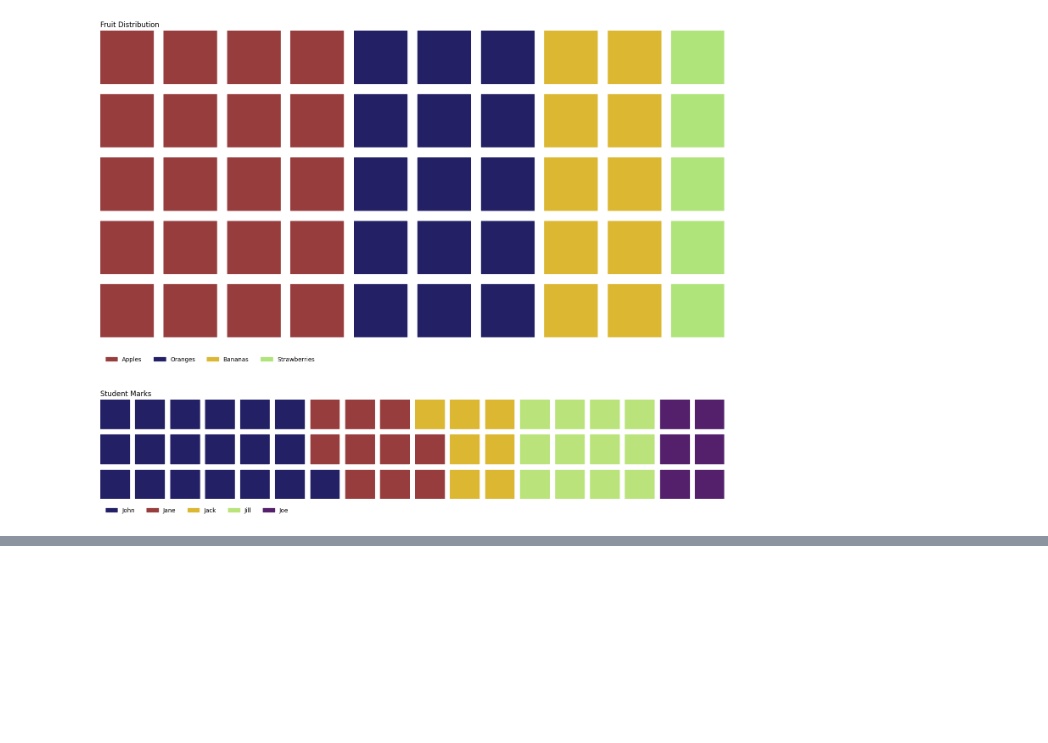
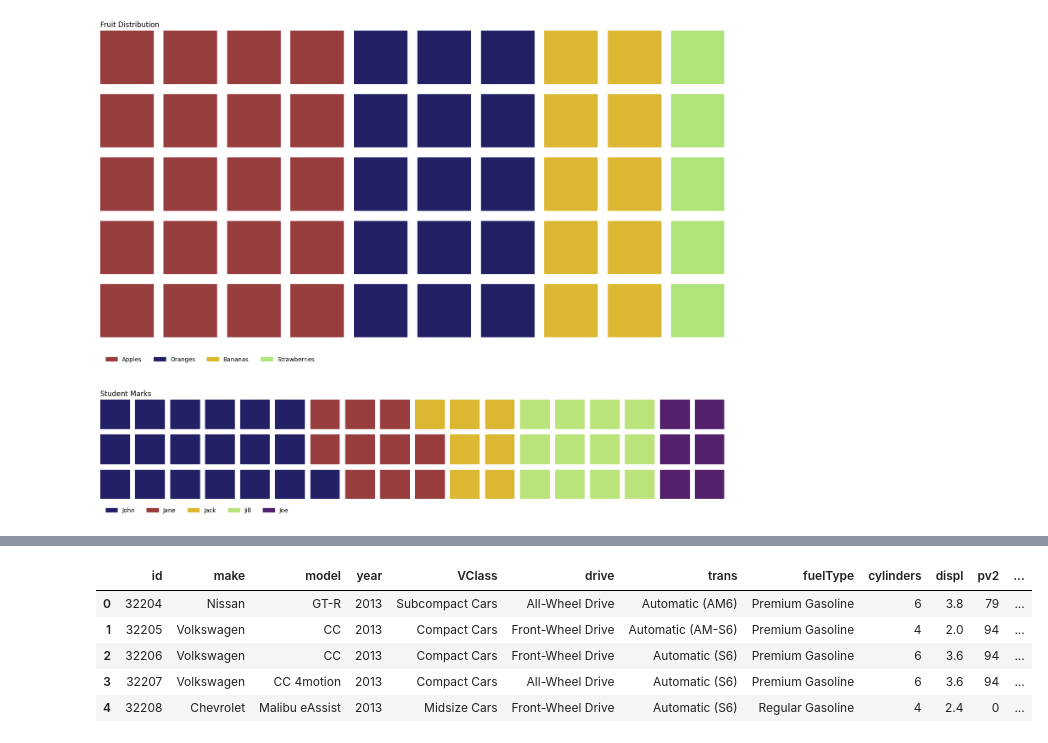
Before and after one commit to kisyular/data-visualization, a Jupyter notebook: Intro-Data-Visualization.ipynb, the cells around one changed output, grey strips where cells are left out. Cells and saved outputs as stored; diff of their text form; code cells hidden in the pictures; blank space fills up the shorter version.

```diff
--- a/Intro-Data-Visualization.ipynb
+++ b/Intro-Data-Visualization.ipynb
@@ -781,0 +812,11 @@ plt.show()
+# %%
+# Read the fuel-econ.csv file into a dataframe in data folder
+fuel_econ = pd.read_csv('data/fuel-econ.csv')
+fuel_econ.head()
+# %% [output]
+|  | id | make | model | year | VClass | drive | trans | fuelType | cylinders | displ | pv2 | ... |
+| 0 | 32204 | Nissan | GT-R | 2013 | Subcompact Cars | All-Wheel Drive | Automatic (AM6) | Premium Gasoline | 6 | 3.8 | 79 | ... |
+| 1 | 32205 | Volkswagen | CC | 2013 | Compact Cars | Front-Wheel Drive | Automatic (AM-S6) | Premium Gasoline | 4 | 2.0 | 94 | ... |
+| 2 | 32206 | Volkswagen | CC | 2013 | Compact Cars | Front-Wheel Drive | Automatic (S6) | Premium Gasoline | 6 | 3.6 | 94 | ... |
+| 3 | 32207 | Volkswagen | CC 4motion | 2013 | Compact Cars | All-Wheel Drive | Automatic (S6) | Premium Gasoline | 6 | 3.6 | 94 | ... |
+| 4 | 32208 | Chevrolet | Malibu eAssist | 2013 | Midsize Cars | Front-Wheel Drive | Automatic (S6) | Regular Gasoline | 4 | 2.4 | 0 | ... |
```
Also changed, not shown: parts of 9 cells of this notebook.
